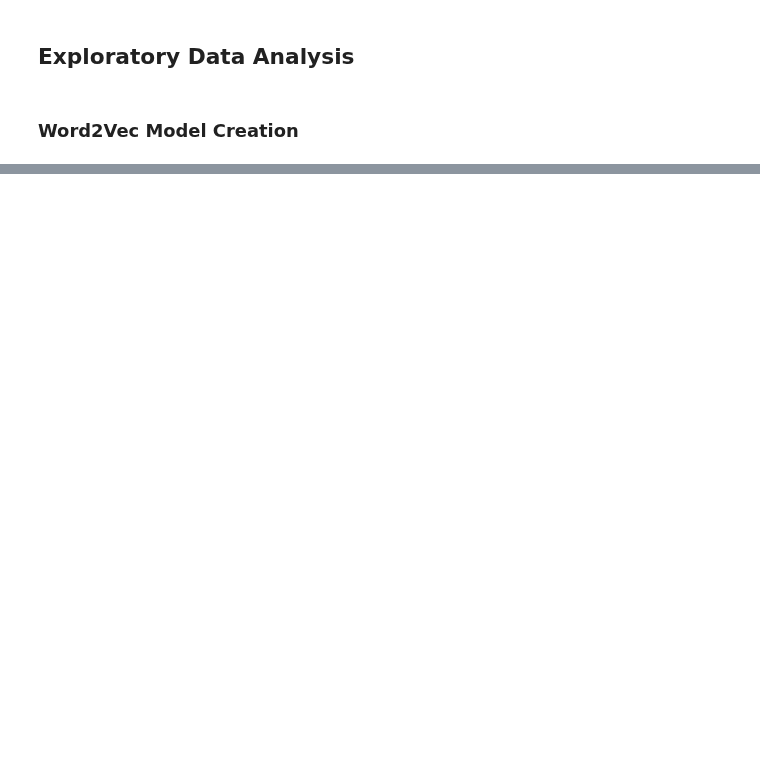
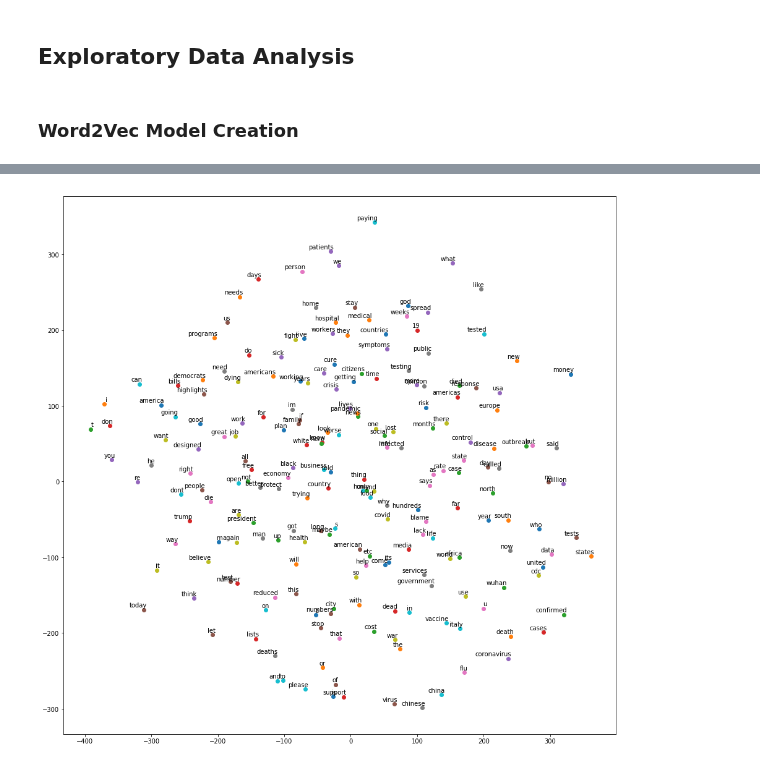
Before and after one commit to jdsmithwes/Capstone-Project, a Jupyter notebook: Covid_notebook_7_14.ipynb, the cells around one changed output, grey strips where cells are left out. Saved outputs shown, nothing was run; the diff lists cells and outputs as text; code cells hidden in the pictures; blank space fills up the shorter version.

```diff
--- a/Covid_notebook_7_14.ipynb
+++ b/Covid_notebook_7_14.ipynb
@@ -410,7 +411,7 @@ def tsne_plot(model):
         tokens.append(model[word])
         labels.append(word)
 
-    tsne_model = TSNE(perplexity=40, n_components=3, init='pca', n_iter=2500, random_state=23)
+    tsne_model = TSNE(perplexity=50, n_components=3, init='pca', n_iter=2500, random_state=23)
     new_values = tsne_model.fit_transform(tokens)
 
     x = []
@@ -429,8 +430,12 @@ def tsne_plot(model):
                      ha='right',
                      va='bottom')
     plt.show()
+# %%
+Covidtweet_selective_model = word2vec.Word2Vec(tok_corp, size=100, window=25, min_count=125, workers=4)
 # %%
-tsne_plot(Covidtweet_model)
+tsne_plot(Covidtweet_selective_model)
+# %% [output]
+[figure, added]
 # %%
 def display_closestwords_tsnescatterplot(model, word, size):
 
```
Also changed, not shown: parts of 12 cells of this notebook, 1 other file.
